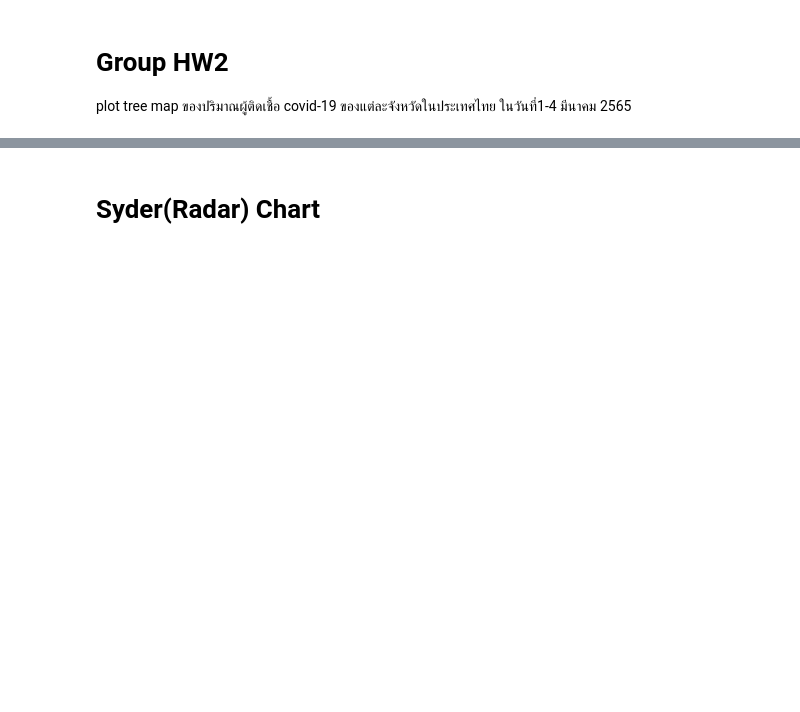
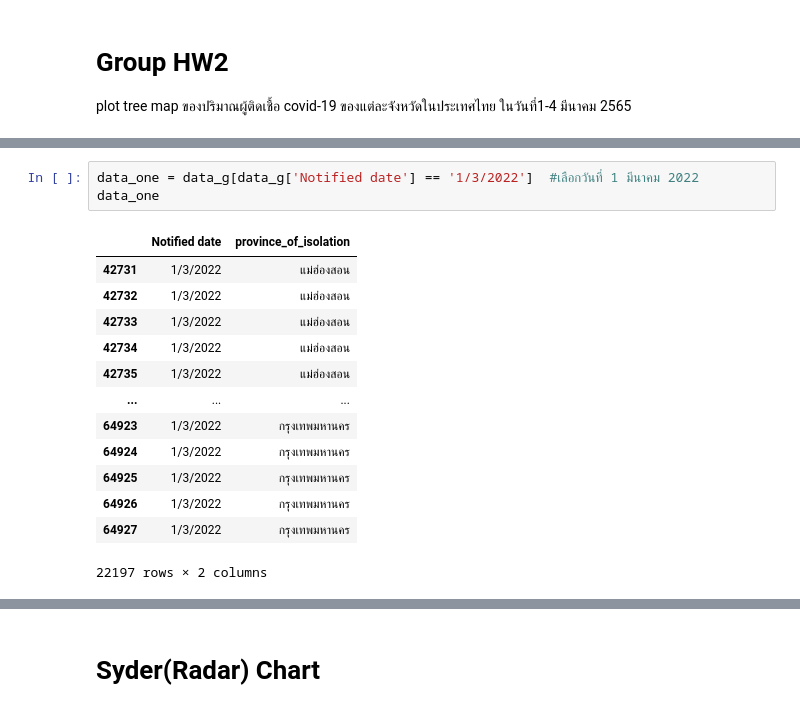
Before and after one commit to suphalaksana/data_viz_2022, a Jupyter notebook: DataViz04_Data_Comparison.ipynb, the cells around one changed output, grey strips where cells are left out. Saved outputs shown, nothing was run; the diff lists cells and outputs as text; blank space fills up the shorter version.

```diff
--- a/DataViz04_Data_Comparison.ipynb
+++ b/DataViz04_Data_Comparison.ipynb
@@ -420,0 +469,17 @@ plot tree map ของปริมาณผู้ติดเชื้อ covid
+# %%
+data_one = data_g[data_g['Notified date'] == '1/3/2022']  #เลือกวันที่ 1 มีนาคม 2022
+data_one
+# %% [output]
+|  | Notified date | province_of_isolation |
+| 42731 | 1/3/2022 | แม่ฮ่องสอน |
+| 42732 | 1/3/2022 | แม่ฮ่องสอน |
+| 42733 | 1/3/2022 | แม่ฮ่องสอน |
+| 42734 | 1/3/2022 | แม่ฮ่องสอน |
+| 42735 | 1/3/2022 | แม่ฮ่องสอน |
+| ... | ... | ... |
+| 64923 | 1/3/2022 | กรุงเทพมหานคร |
+| 64924 | 1/3/2022 | กรุงเทพมหานคร |
+| 64925 | 1/3/2022 | กรุงเทพมหานคร |
+| 64926 | 1/3/2022 | กรุงเทพมหานคร |
+| 64927 | 1/3/2022 | กรุงเทพมหานคร |
+22197 rows × 2 columns
```
Also changed, not shown: parts of 18 cells of this notebook.
